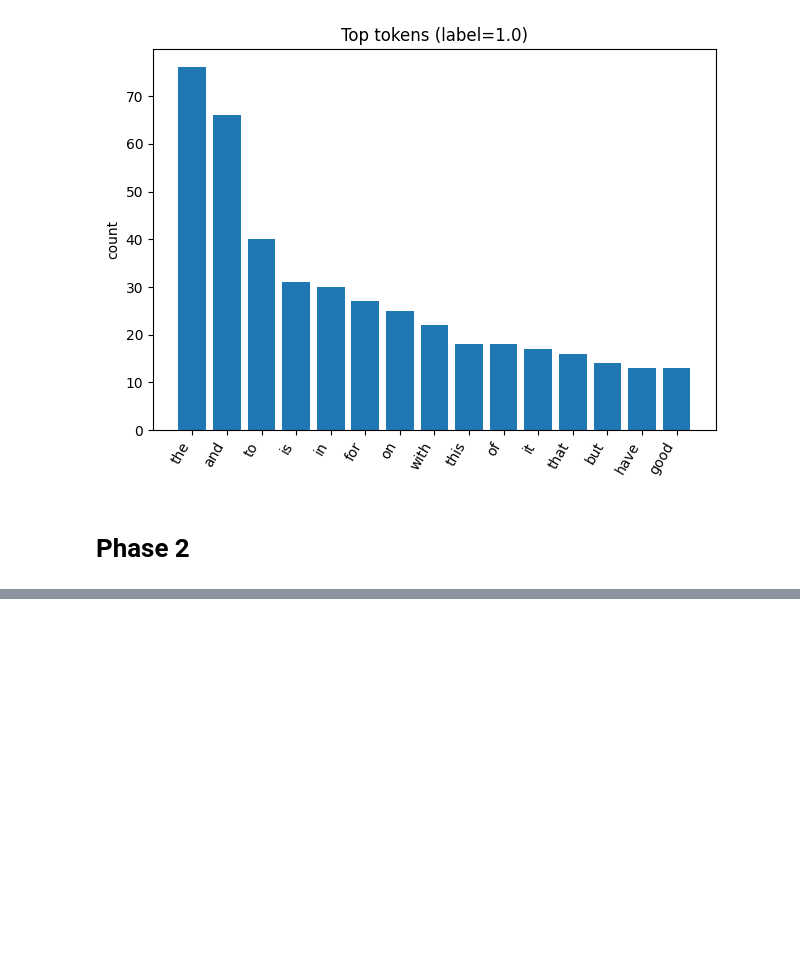
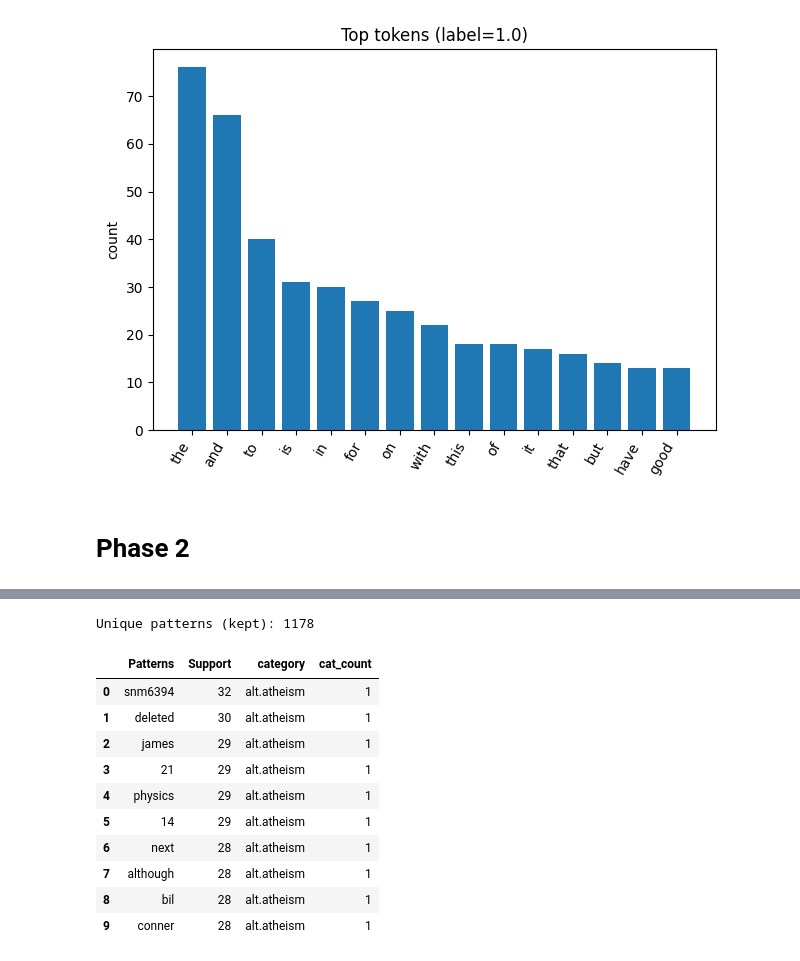
Before and after one commit to Linszuchi047/DM2025-Lab1-Exercise, a Jupyter notebook: DM2025-Lab1-Homework.ipynb, the cells around one changed output, grey strips where cells are left out. Saved outputs shown, nothing was run; the diff lists cells and outputs as text; code cells hidden in the pictures; blank space fills up the shorter version.

```diff
--- a/DM2025-Lab1-Homework.ipynb
+++ b/DM2025-Lab1-Homework.ipynb
@@ -289,0 +358,25 @@ Reddit doc-term shape: (389, 219)
+# %%
+from PAMI.frequentPattern.topk import FAE
+
+all_pats = []
+for label, path in TX_FILES:
+    print(f"\n=== Mining Top-K patterns for {label} ===")
+    try:
+        fae = FAE.FAE(iFile=path, k=500)   # Top 500 patterns
+        fae.mine()
+        pat_df = fae.getPatternsAsDataFrame()
+        if pat_df is not None and len(pat_df):
+            pat_df["category"] = label
+            print(f"✅ {label}: {len(pat_df)} patterns found, runtime={fae.getRuntime():.4f}s")
+            all_pats.append(pat_df)
+        else:
+            print(f"⚠️ {label}: No patterns found")
+    except Exception as e:
+        print(f"❌ {label} failed: {e}")
+
+if all_pats:
+    patterns_df = pd.concat(all_pats, ignore_index=True)
+    patterns_df.to_csv("all_patterns_phase2_topk.csv", index=False)
+    print("\n✅ Saved all patterns to all_patterns_phase2_topk.csv")
+else:
+    print("\n❌ No patterns generated")
@@ -289,0 +400,32 @@ Reddit doc-term shape: (389, 219)
+# %%
+# 找出出現在多個類別的樣式，過濾掉，只保留類別專屬
+if len(patterns_df):
+    pat_counts = patterns_df.groupby('Patterns')['category'].nunique().rename('cat_count')
+    patterns_df = patterns_df.merge(pat_counts, on='Patterns', how='left')
+    unique_pat_df = patterns_df[patterns_df['cat_count'] == 1].copy()
+
+    # 每類別取前 TOPK（照 Support 排序）
+    TOPK = 1500
+    unique_top_df = (unique_pat_df
+                     .sort_values(['category','Support'], ascending=[True, False])
+                     .groupby('category')
+                     .head(TOPK)
+                     .reset_index(drop=True))
+else:
+    unique_top_df = pd.DataFrame(columns=['Patterns','Support','category'])
+
+print("Unique patterns (kept):", len(unique_top_df))
+unique_top_df.head(10)
+# %% [output]
+Unique patterns (kept): 1178
+|  | Patterns | Support | category | cat_count |
+| 0 | snm6394 | 32 | alt.atheism | 1 |
+| 1 | deleted | 30 | alt.atheism | 1 |
+| 2 | james | 29 | alt.atheism | 1 |
+| 3 | 21 | 29 | alt.atheism | 1 |
+| 4 | physics | 29 | alt.atheism | 1 |
+| 5 | 14 | 29 | alt.atheism | 1 |
+| 6 | next | 28 | alt.atheism | 1 |
+| 7 | although | 28 | alt.atheism | 1 |
+| 8 | bil | 28 | alt.atheism | 1 |
+| 9 | conner | 28 | alt.atheism | 1 |
```
Also changed, not shown: parts of 8 cells of this notebook.
